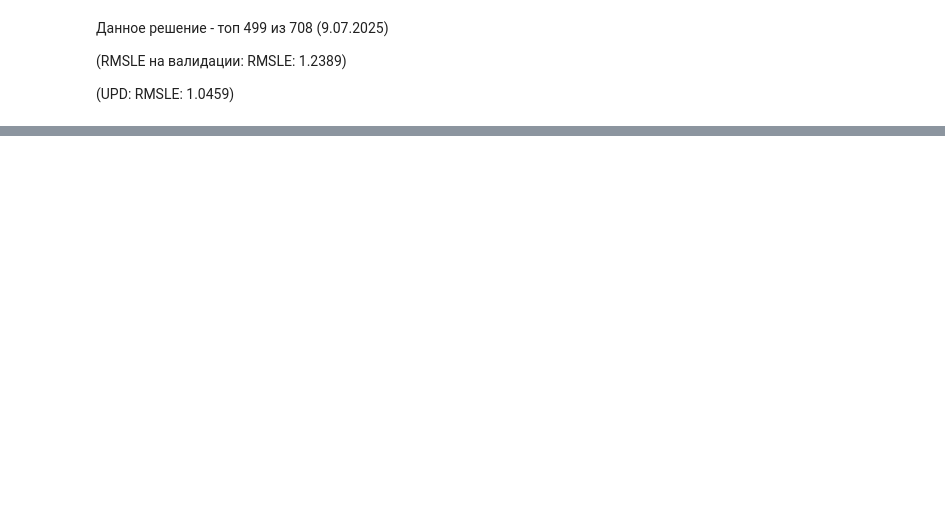
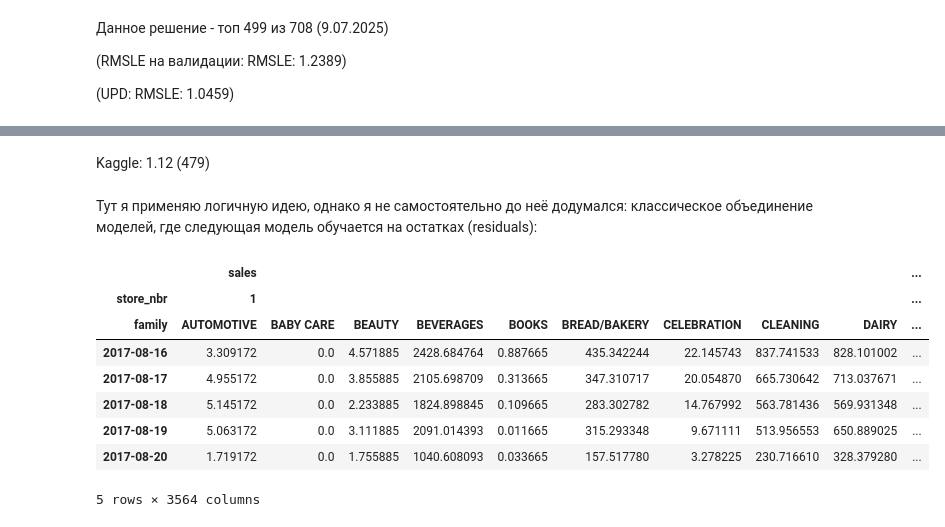
Before and after one commit to haritonn/sales_prediction, a Jupyter notebook: sales_prediction.ipynb, the cells around one changed output, grey strips where cells are left out. Cells and saved outputs as stored; diff of their text form; code cells hidden in the pictures; blank space fills up the shorter version.

```diff
--- a/sales_prediction.ipynb
+++ b/sales_prediction.ipynb
@@ -205,0 +429,41 @@ sub.to_csv('456.csv', index=False)
+# %% [markdown]
+Kaggle: 1.12 (479)
+# %% [markdown]
+Тут я применяю логичную идею, однако я не самостоятельно до неё додумался: классическое объединение моделей, где следующая модель обучается на остатках (residuals):
+# %%
+def custom_fit(model1, model2, X, y):
+    model1.fit(X, y)
+    y_pred = pd.DataFrame(model1.predict(X), index = X.index, columns=y.columns)
+    y_residuals = y - y_pred
+    model2.fit(X, y_residuals)
+
+def custom_predict(model1, model2, X, y_cols):
+    y_pred1 = pd.DataFrame(model1.predict(X), index=X.index, columns=y_cols)
+    y_pred2 = pd.DataFrame(model2.predict(X), index=X.index, columns=y_cols)
+
+    return y_pred1 + y_pred2
+# %%
+from sklearn.linear_model import ElasticNet
+
+model1 = RandomForestRegressor(n_estimators=500, random_state=0)
+model2 = ElasticNet(alpha=.5, random_state=0)
+
+pipe1 = make_pipeline(StandardScaler(), model1)
+pipe2 = make_pipeline(StandardScaler(), model2)
+
+
+custom_fit(pipe1, pipe2, X, temp_train)
+y_columns = y_train.columns
+prediction = custom_predict(pipe1, pipe2, X_test, y_columns)
+
+prediction.head()
+# %% [output]
+|  | sales |  |  |  |  |  |  |  |  | ... |
+| store_nbr | 1 |  |  |  |  |  |  |  |  | ... |
+| family | AUTOMOTIVE | BABY CARE | BEAUTY | BEVERAGES | BOOKS | BREAD/BAKERY | CELEBRATION | CLEANING | DAIRY | ... |
+| 2017-08-16 | 3.309172 | 0.0 | 4.571885 | 2428.684764 | 0.887665 | 435.342244 | 22.145743 | 837.741533 | 828.101002 | ... |
+| 2017-08-17 | 4.955172 | 0.0 | 3.855885 | 2105.698709 | 0.313665 | 347.310717 | 20.054870 | 665.730642 | 713.037671 | ... |
+| 2017-08-18 | 5.145172 | 0.0 | 2.233885 | 1824.898845 | 0.109665 | 283.302782 | 14.767992 | 563.781436 | 569.931348 | ... |
+| 2017-08-19 | 5.063172 | 0.0 | 3.111885 | 2091.014393 | 0.011665 | 315.293348 | 9.671111 | 513.956553 | 650.889025 | ... |
+| 2017-08-20 | 1.719172 | 0.0 | 1.755885 | 1040.608093 | 0.033665 | 157.517780 | 3.278225 | 230.716610 | 328.379280 | ... |
+5 rows × 3564 columns
```
Also changed, not shown: parts of 33 cells of this notebook.
